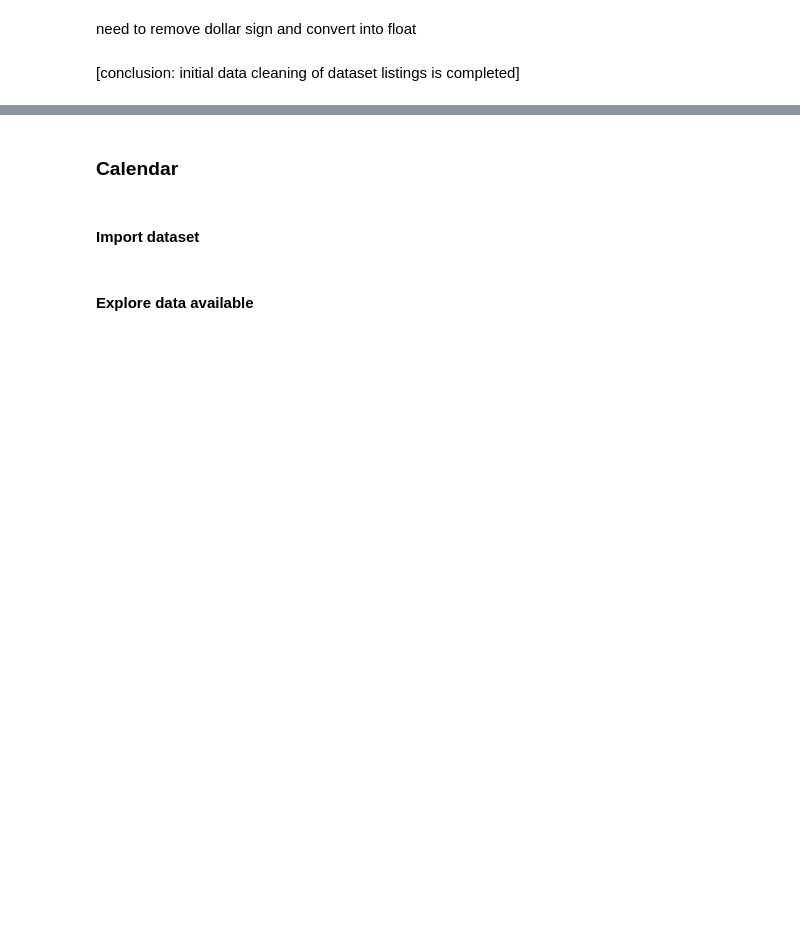
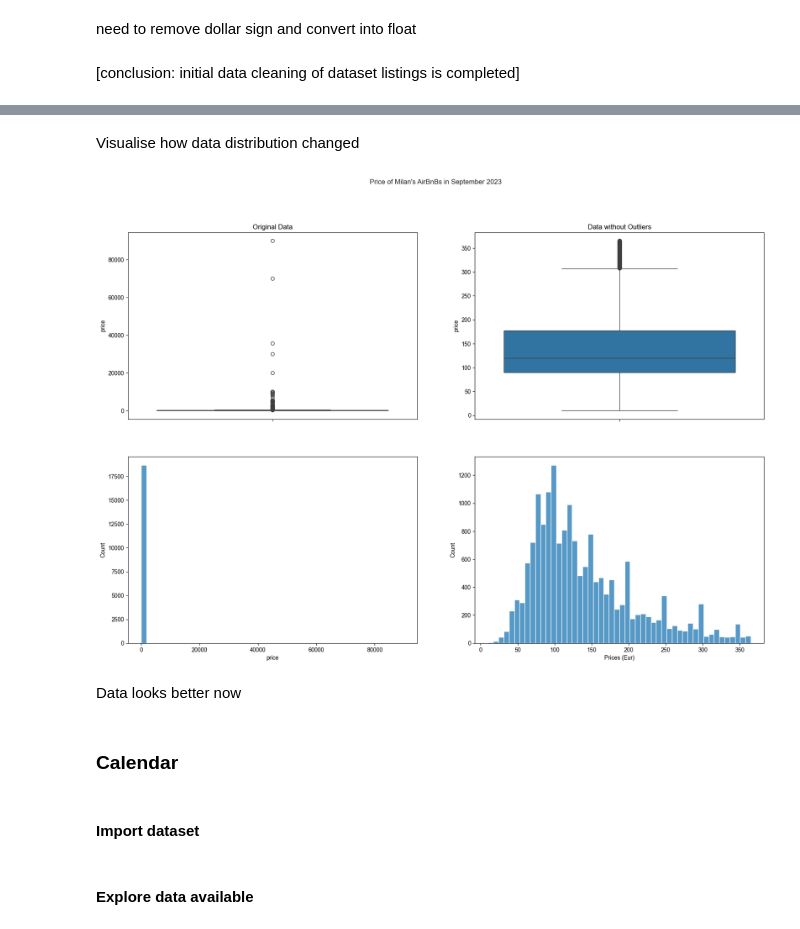
Before and after one commit to MargheSerena/MI-AirBnB-EDA-CodeOp-Module-3-test-, a Jupyter notebook: EDA 1.ipynb, the cells around one changed output, grey strips where cells are left out. Cells and saved outputs as stored; diff of their text form; code cells hidden in the pictures; blank space fills up the shorter version.

```diff
--- a/EDA 1.ipynb
+++ b/EDA 1.ipynb
@@ -110,0 +228,66 @@ listings['price'] = listings['price'].str.replace(',', '').astype(float)
+# %%
+# Calculate the IQR (Interquartile Range)
+Q1 = listings['price'].quantile(0.25)
+Q3 = listings['price'].quantile(0.75)
+IQR = Q3 - Q1
+
+# Define the lower and upper bounds to identify outliers
+lower_bound = Q1 - 1.5 * IQR
+upper_bound = Q3 + 1.5 * IQR
+
+# Filter the DataFrame to exclude outliers
+listings_no_outliers = listings[(listings['price'] >= lower_bound) & (listings['price'] <= upper_bound)]
+# %% [markdown]
+Visualise how data distribution changed
+# %%
+# Define the "subplot".
+fig, axes = plt.subplots(
+    nrows=2,
+    ncols=2,
+    figsize=(20,13)
+)
+
+# Set up a stype
+sns.set_style("darkgrid")
+
+# Let's add a general title.
+fig.suptitle("Price of Milan's AirBnBs in September 2023")
+
+# Add subtitles to each subplot
+axes[0,0].set_title("Original Data")
+axes[0,1].set_title("Data without Outliers")
+
+sns.boxplot(
+    data = listings,
+    y = 'price',
+    ax = axes[0,0]
+)
+
+sns.boxplot(
+    data = listings_no_outliers,
+    y = 'price',
+    ax = axes[0,1]
+)
+
+sns.histplot(
+    data=listings,
+    x="price",
+    bins = 50,
+    ax = axes[1,0]
+    )
+
+
+sns.histplot(
+    data=listings_no_outliers,
+    x="price",
+    bins = 50,
+    ax = axes[1,1]
+    )
+
+# label axis
+_ =  plt.xlabel('Prices (Eur)')
+_ = plt.ylabel('Count')
+# %% [output]
+[figure, added]
+# %% [markdown]
+Data looks better now
```
Also changed, not shown: parts of 57 cells of this notebook.
